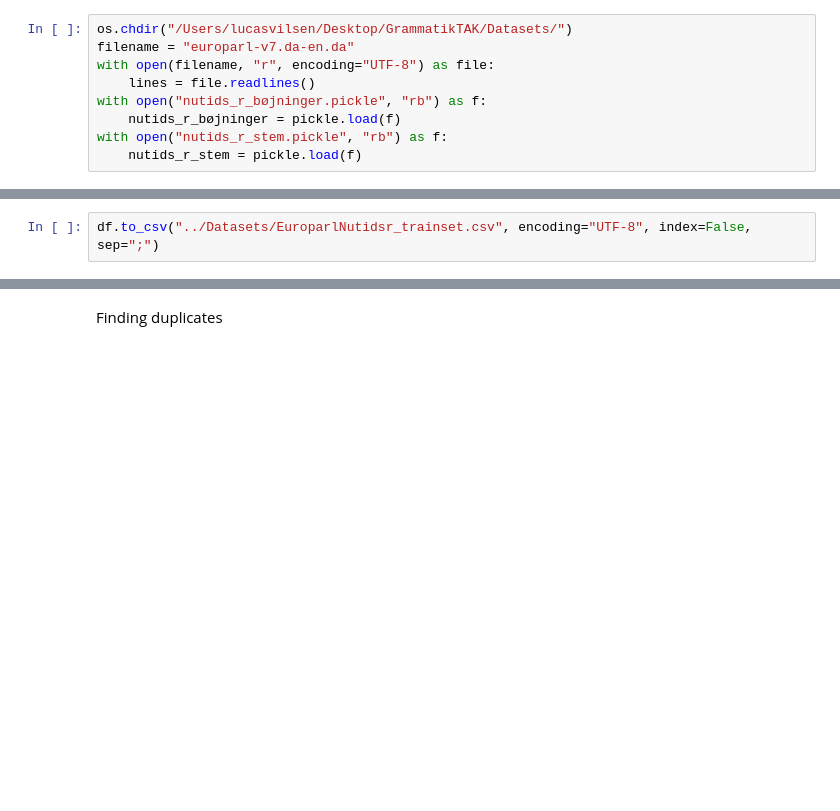
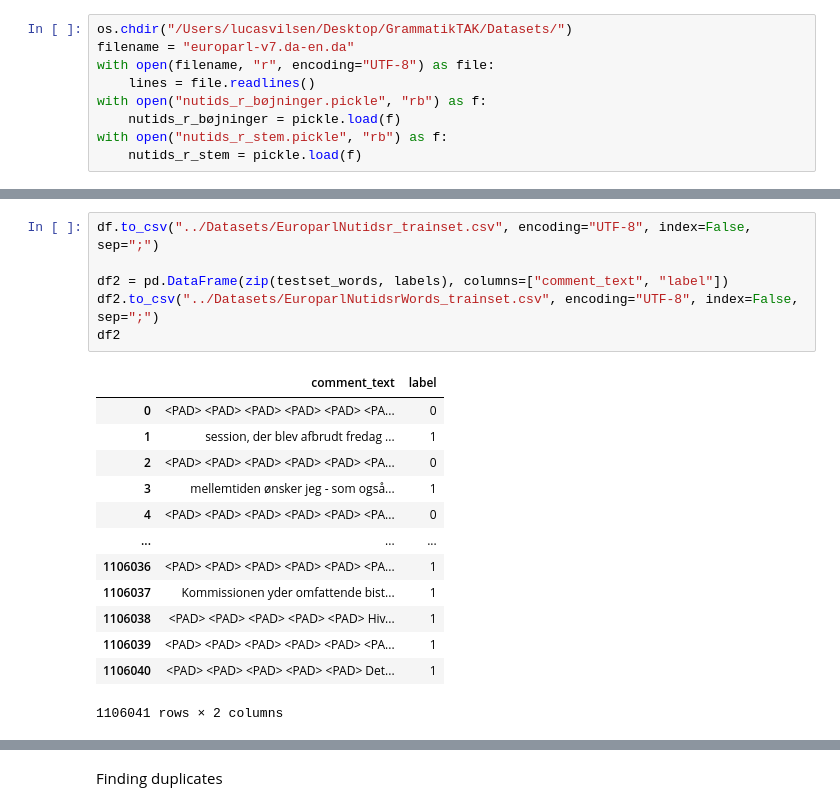
Before and after one commit to Apros7/GrammatikTAK, a Jupyter notebook: DataProcessing/MakeTenseDataset.ipynb, the cells around one changed output, grey strips where cells are left out. Saved outputs shown, nothing was run; the diff lists cells and outputs as text; blank space fills up the shorter version.

```diff
--- a/DataProcessing/MakeTenseDataset.ipynb
+++ b/DataProcessing/MakeTenseDataset.ipynb
@@ -272,5 +288,23 @@ PROPN :  2
 # %%
 df.to_csv("../Datasets/EuroparlNutidsr_trainset.csv", encoding="UTF-8", index=False, sep=";")
+
+df2 = pd.DataFrame(zip(testset_words, labels), columns=["comment_text", "label"])
+df2.to_csv("../Datasets/EuroparlNutidsrWords_trainset.csv", encoding="UTF-8", index=False, sep=";")
+df2
+# %% [output]
+|  | comment_text | label |
+| 0 | <PAD> <PAD> <PAD> <PAD> <PAD> <PA... | 0 |
+| 1 | session, der blev afbrudt fredag ... | 1 |
+| 2 | <PAD> <PAD> <PAD> <PAD> <PAD> <PA... | 0 |
+| 3 | mellemtiden ønsker jeg - som også... | 1 |
+| 4 | <PAD> <PAD> <PAD> <PAD> <PAD> <PA... | 0 |
+| ... | ... | ... |
+| 1106036 | <PAD> <PAD> <PAD> <PAD> <PAD> <PA... | 1 |
+| 1106037 | Kommissionen yder omfattende bist... | 1 |
+| 1106038 | <PAD> <PAD> <PAD> <PAD> <PAD> Hiv... | 1 |
+| 1106039 | <PAD> <PAD> <PAD> <PAD> <PAD> <PA... | 1 |
+| 1106040 | <PAD> <PAD> <PAD> <PAD> <PAD> Det... | 1 |
+1106041 rows × 2 columns
 # %%
 verb_text_and_labels = [(c, l) for c, l in zip(comment_text, labels) if c.split()[padding_left] == "VERB"]
 verb_text = [c for c, l in verb_text_and_labels]
```
Also changed, not shown: parts of 12 cells of this notebook, 1 other file.
